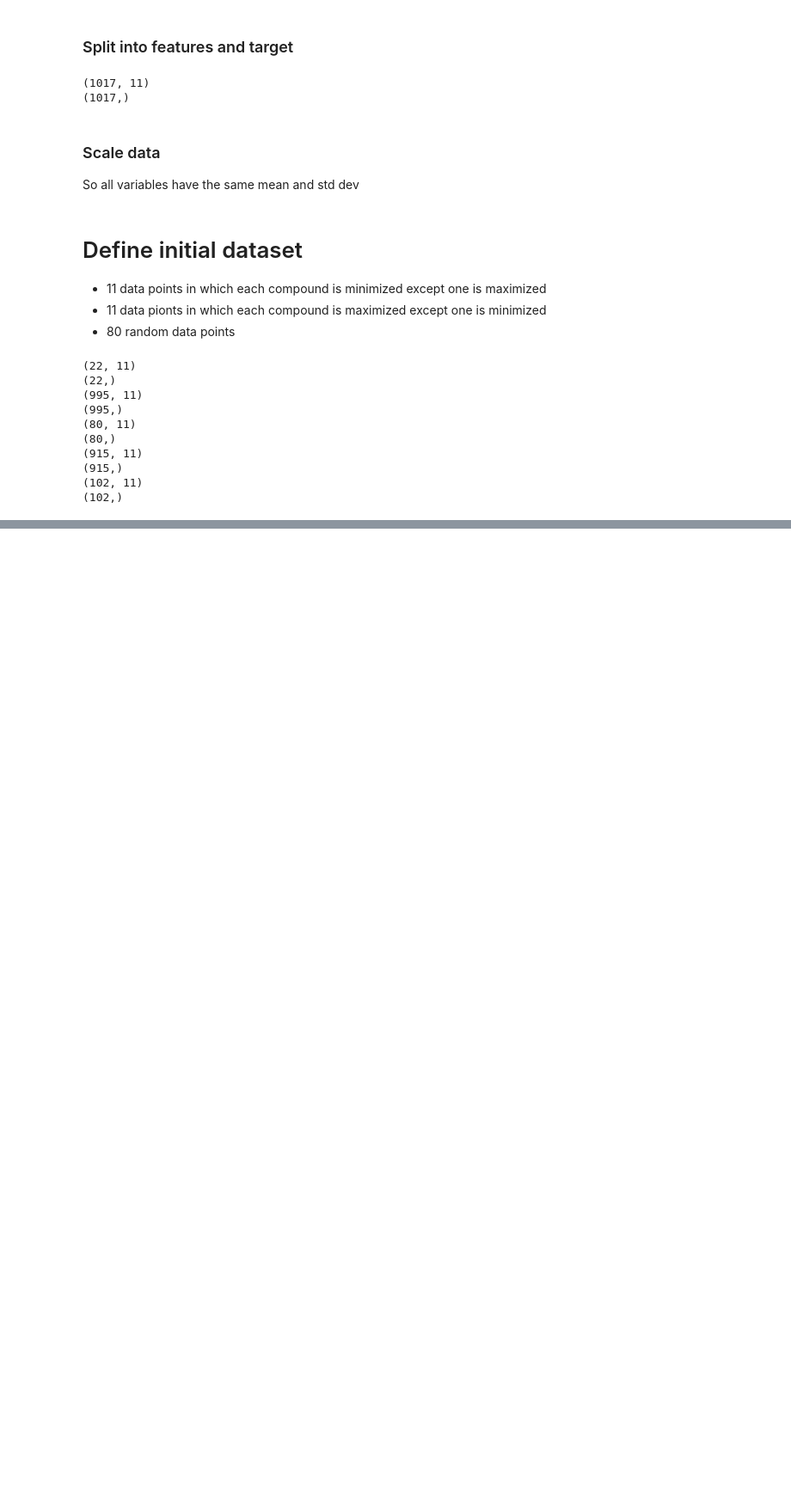
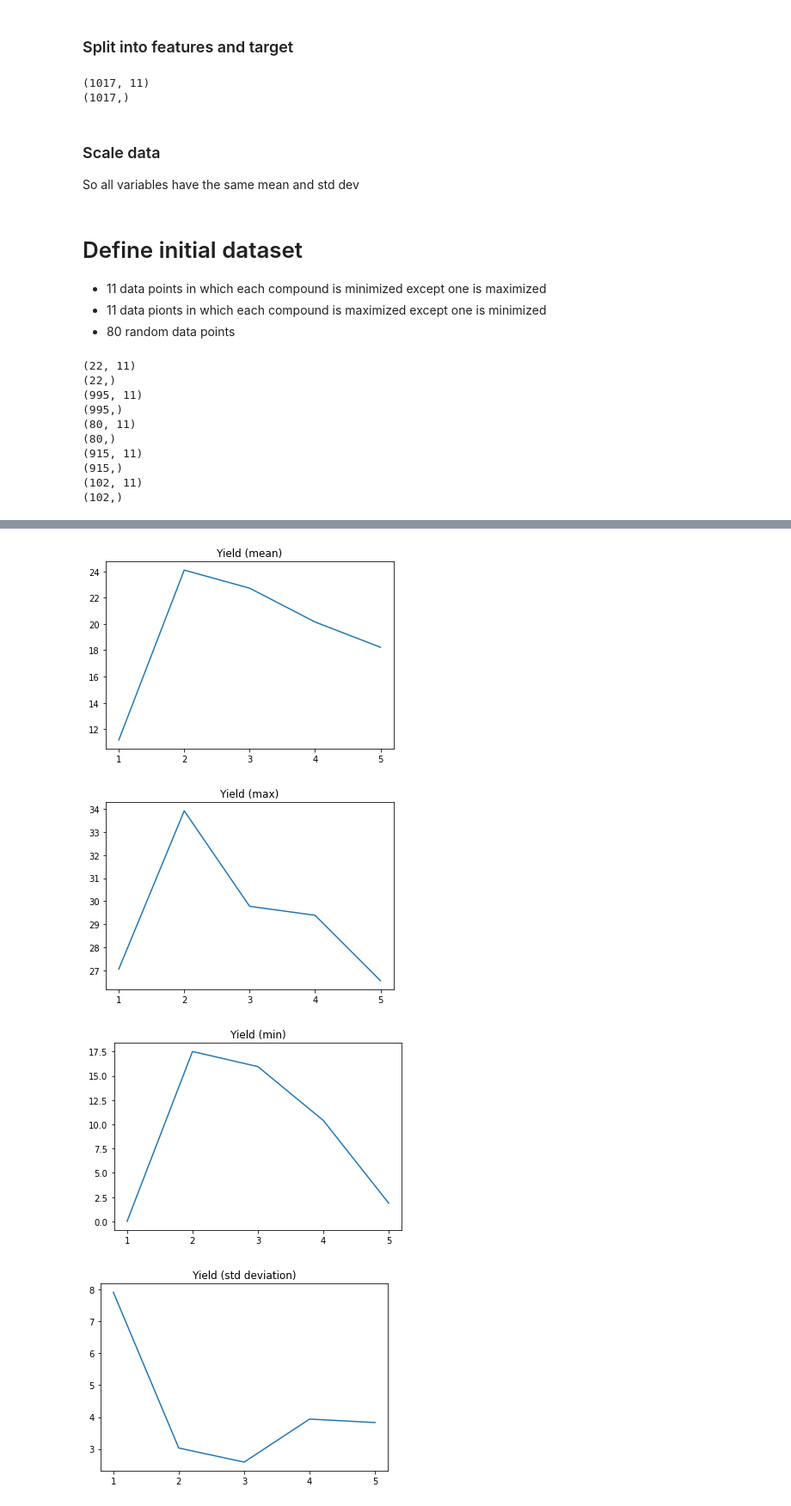
Before and after one commit to ryanquinnnelson/CMU-02750-Active-Learning-Guided-Protein-Production-Optimization, a Jupyter notebook: HW4_q2_ryann.ipynb, the cells around one changed output, grey strips where cells are left out. Shown: that part at 86% size. Saved outputs shown, nothing was run; the diff lists cells and outputs as text; code cells hidden in the pictures; blank space fills up the shorter version.

Commit message:
Figured out batch plot

```diff
--- a/HW4_q2_ryann.ipynb
+++ b/HW4_q2_ryann.ipynb
@@ -248,8 +293,11 @@ def run_bayesian_optimization(optimizer, X_pool, y_pool, n_batch, batch_size, in
 # copy data for this section
 X_cp = copy.deepcopy(X_pool)
 y_cp = copy.deepcopy(y_pool)
+print(X_cp.shape)
+print(y_cp.shape)
 
 # define optimizer
+# Matern(1.0)
 kernel = Matern(1.0)
 optimizer = BayesianOptimizer(
     estimator=GaussianProcessRegressor(kernel=kernel),
@@ -265,4 +313,41 @@ initial = np.append(X_training, y_training.reshape(-1,1),axis=1)
 n_batch = 4
 batch_size = 102
 selected = run_bayesian_optimization(optimizer, X_cp, y_cp, n_batch, batch_size, initial)
+
+
+df_results = build_results_dataframe(selected, cols.tolist())
+
+mean_yields = []
+std_yields = []
+min_yields = []
+max_yields = []
+
+for b in range(n_batch+1):
+    mean_yield, std_yield, min_yield, max_yield = yield_stats(df_results, b)
+
+    mean_yields.append(mean_yield)
+    std_yields.append(std_yield)
+    min_yields.append(min_yield)
+    max_yields.append(max_yield)
+
+plt.title('Yield (mean)')
+plt.xticks([1,2,3,4,5])
+plt.plot([1,2,3,4,5], mean_yields)
+plt.show()
+
+plt.title('Yield (max)')
+plt.xticks([1,2,3,4,5])
+plt.plot([1,2,3,4,5],max_yields)
+plt.show()
+
+plt.title('Yield (min)')
+plt.xticks([1,2,3,4,5])
+plt.plot([1,2,3,4,5],min_yields)
+plt.show()
+
+
+plt.title('Yield (std deviation)')
+plt.xticks([1,2,3,4,5])
+plt.plot([1,2,3,4,5],std_yields)
+plt.show()
 # %% [output]
@@ -270,0 +356,4 @@ Wall time: 3.39 s
+[figure, added]
+[figure, added]
+[figure, added]
+[figure, added]
```
Also changed, not shown: parts of 29 cells of this notebook.
